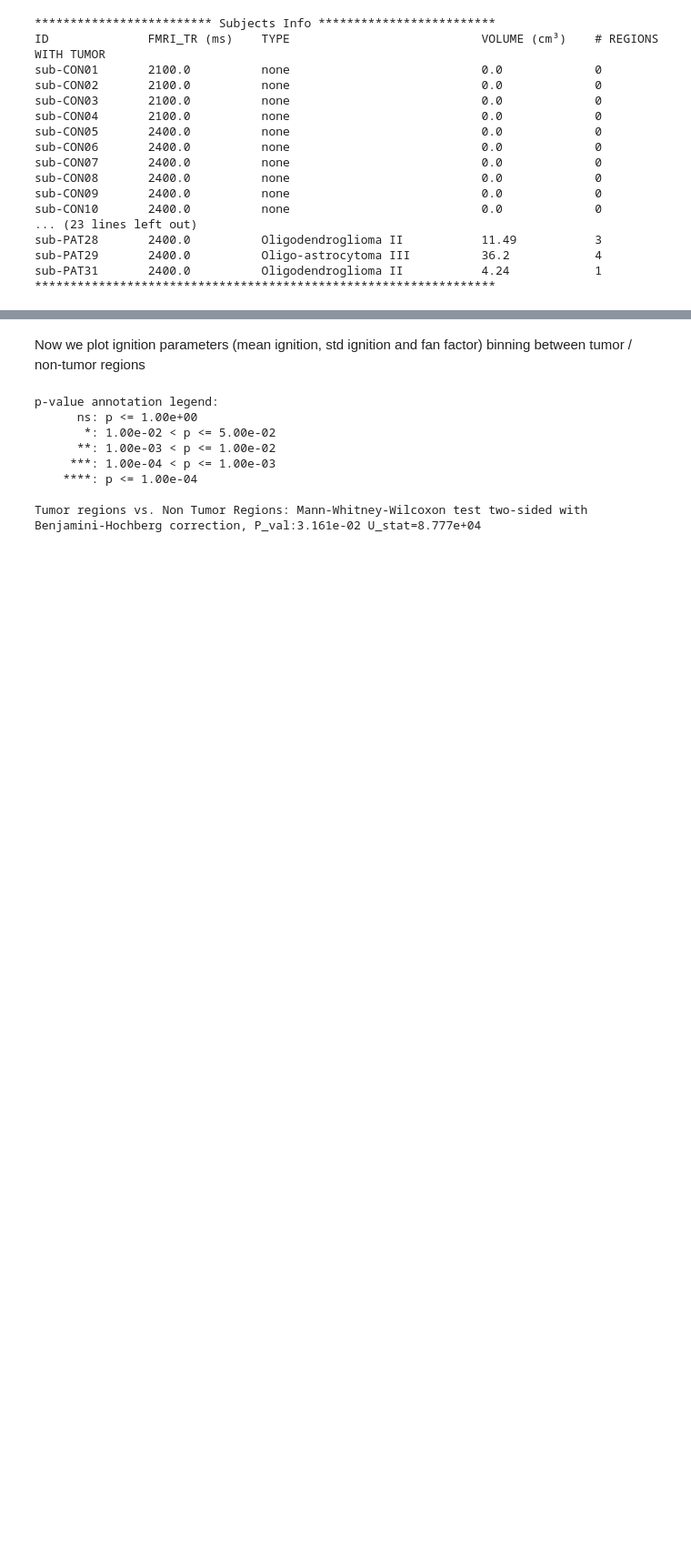
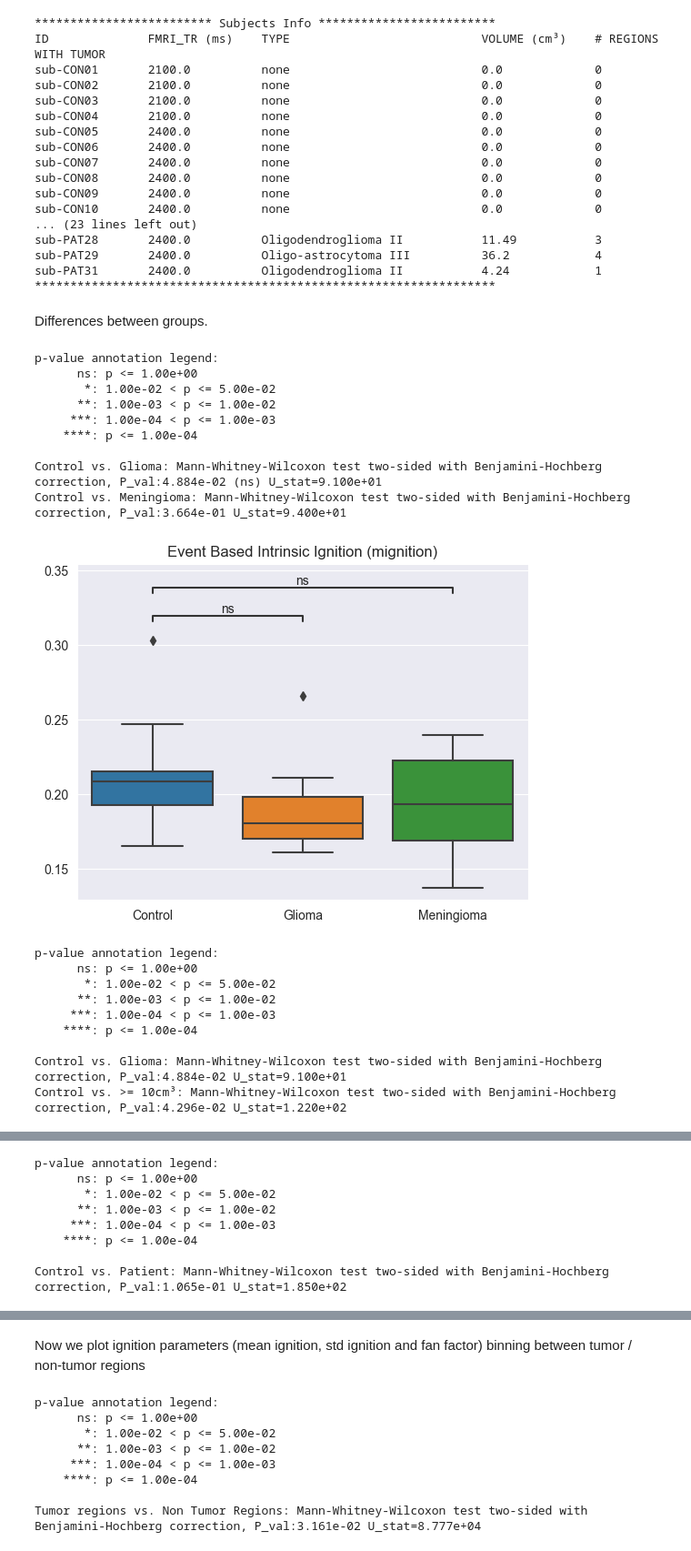
Before and after one commit to ajunca/BrainTumor, a Jupyter notebook: computations/ignition/ignition_basic.ipynb, the cells around one changed output, grey strips where cells are left out. Shown at 91% size. Saved outputs shown, nothing was run; the diff lists cells and outputs as text; code cells hidden in the pictures; blank space fills up the shorter version.

```diff
--- a/computations/ignition/ignition_basic.ipynb
+++ b/computations/ignition/ignition_basic.ipynb
@@ -23,3 +23,54 @@ sub-PAT28       2400.0          Oligodendroglioma II           11.49           3
 sub-PAT29       2400.0          Oligo-astrocytoma III          36.2            4
 sub-PAT31       2400.0          Oligodendroglioma II           4.24            1
 *****************************************************************
+# %% [markdown]
+Differences between groups.
+# %%
+plotComparisonAcrossLabels2(
+    {
+        'Control': [v.mignition for k, v in subjects.get_control_subset().keep_only_from_this_set(ignitions).items()],
+        'Glioma': [v.mignition for k, v in subjects.get_glioma_subset().keep_only_from_this_set(ignitions).items()],
+        'Meningioma': [v.mignition for k, v in subjects.get_meningioma_subset().keep_only_from_this_set(ignitions).items()],
+    },
+    graphLabel='Event Based Intrinsic Ignition (mignition)',
+    pairs=[('Control', 'Glioma'), ('Control', 'Meningioma')]
+)
+
+plotComparisonAcrossLabels2(
+    {
+        'Control': [v.mignition for k, v in subjects.get_control_subset().keep_only_from_this_set(ignitions).items()],
+        'Glioma': [v.mignition for k, v in subjects.get_glioma_subset().keep_only_from_this_set(ignitions).items()],
+        '>= 10cm³': [v.mignition for k, v in subjects.get_plus_x_cm3_subset(10.0).keep_only_from_this_set(ignitions).items()],
+    },
+    graphLabel='Event Based Intrinsic Ignition (mignition)',
+    pairs=[('Control', 'Glioma'), ('Control', '>= 10cm³')]
+)
+
+plotComparisonAcrossLabels2(
+    {
+        'Control': [v.mignition for k, v in subjects.get_control_subset().keep_only_from_this_set(ignitions).items()],
+        'Patient': [v.mignition for k, v in subjects.get_tumor_subset().keep_only_from_this_set(ignitions).items()],
+    },
+    graphLabel='Event Based Intrinsic Ignition (mignition)',
+    pairs=[('Control', 'Patient')]
+)
+# %% [output]
+p-value annotation legend:
+      ns: p <= 1.00e+00
+       *: 1.00e-02 < p <= 5.00e-02
+      **: 1.00e-03 < p <= 1.00e-02
+     ***: 1.00e-04 < p <= 1.00e-03
+    ****: p <= 1.00e-04
+
+Control vs. Glioma: Mann-Whitney-Wilcoxon test two-sided with Benjamini-Hochberg correction, P_val:4.884e-02 (ns) U_stat=9.100e+01
+Control vs. Meningioma: Mann-Whitney-Wilcoxon test two-sided with Benjamini-Hochberg correction, P_val:3.664e-01 U_stat=9.400e+01
+[figure, added]
+p-value annotation legend:
+      ns: p <= 1.00e+00
+       *: 1.00e-02 < p <= 5.00e-02
+      **: 1.00e-03 < p <= 1.00e-02
+     ***: 1.00e-04 < p <= 1.00e-03
+    ****: p <= 1.00e-04
+
+Control vs. Glioma: Mann-Whitney-Wilcoxon test two-sided with Benjamini-Hochberg correction, P_val:4.884e-02 U_stat=9.100e+01
+Control vs. >= 10cm³: Mann-Whitney-Wilcoxon test two-sided with Benjamini-Hochberg correction, P_val:4.296e-02 U_stat=1.220e+02
@@ -25,0 +78,8 @@ sub-PAT31       2400.0          Oligodendroglioma II           4.24            1
+p-value annotation legend:
+      ns: p <= 1.00e+00
+       *: 1.00e-02 < p <= 5.00e-02
+      **: 1.00e-03 < p <= 1.00e-02
+     ***: 1.00e-04 < p <= 1.00e-03
+    ****: p <= 1.00e-04
+
+Control vs. Patient: Mann-Whitney-Wilcoxon test two-sided with Benjamini-Hochberg correction, P_val:1.065e-01 U_stat=1.850e+02
```
Also changed, not shown: parts of 1 cell of this notebook, 4 other files.
